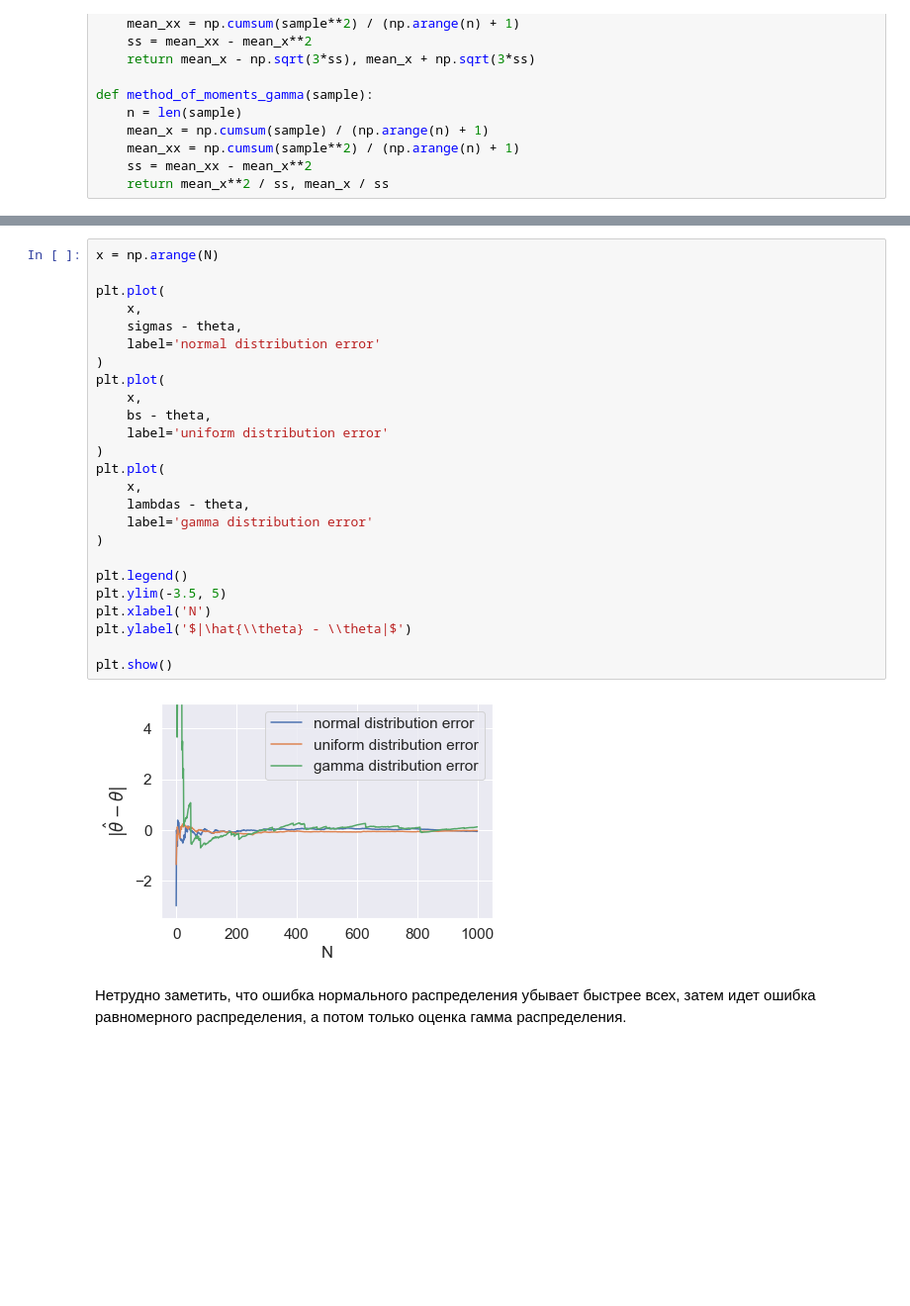
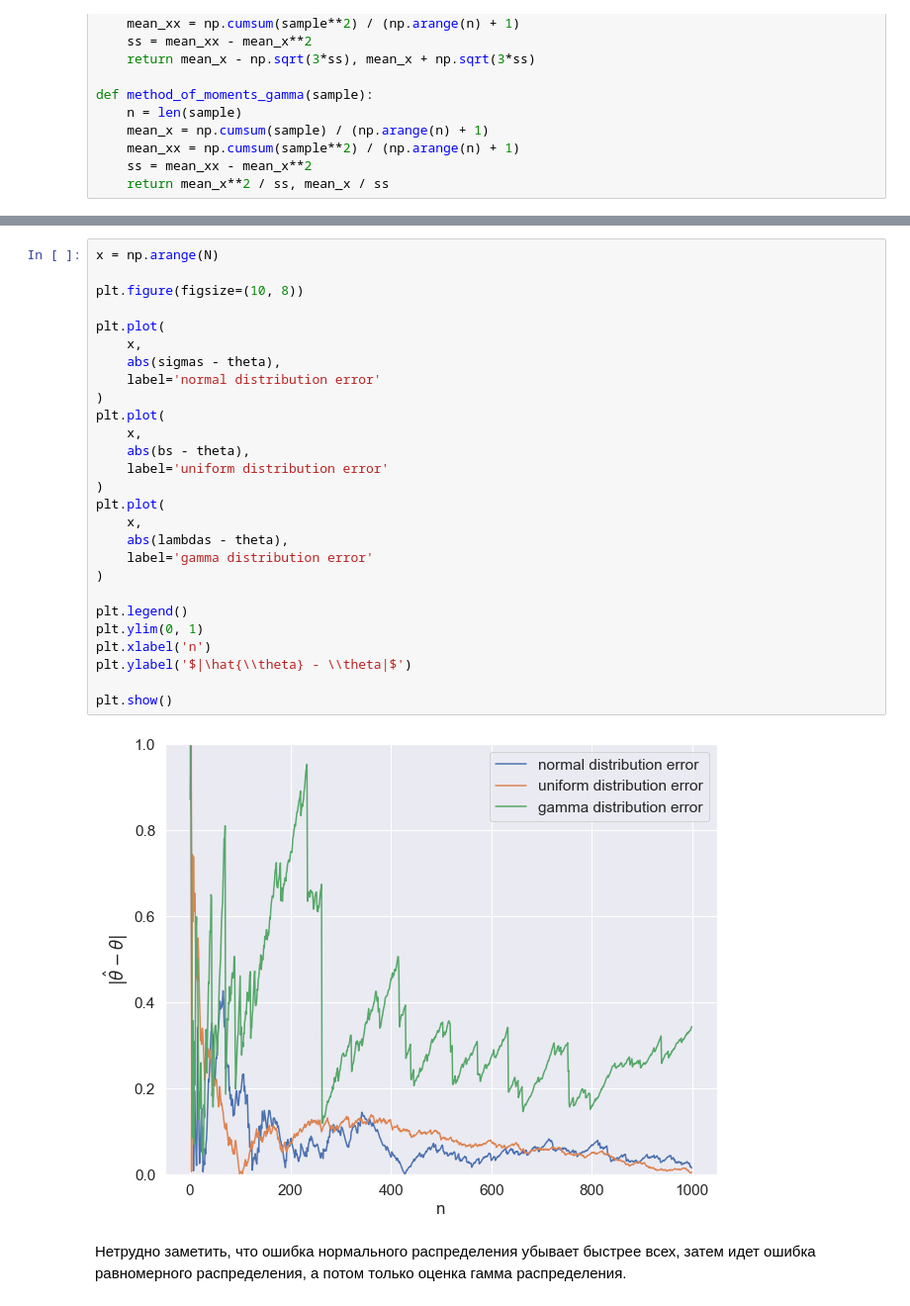
Before and after one commit to 15Andrew43/Statistics, a Jupyter notebook: assignment2.ipynb, the cells around one changed output, grey strips where cells are left out. Shown at 99% size. Drawn from its saved outputs; the diff is of its cells as text; blank space fills up the shorter version.

```diff
--- a/assignment2.ipynb
+++ b/assignment2.ipynb
@@ -345,30 +342,32 @@ print(lambdas[-1])
 # %%
 x = np.arange(N)
 
+plt.figure(figsize=(10, 8))
+
 plt.plot(
     x,
-    sigmas - theta,
+    abs(sigmas - theta),
     label='normal distribution error'
 )
 plt.plot(
     x,
-    bs - theta,
+    abs(bs - theta),
     label='uniform distribution error'
 )
 plt.plot(
     x,
-    lambdas - theta,
+    abs(lambdas - theta),
     label='gamma distribution error'
 )
 
 plt.legend()
-plt.ylim(-3.5, 5)
-plt.xlabel('N')
+plt.ylim(0, 1)
+plt.xlabel('n')
 plt.ylabel('$|\hat{\\theta} - \\theta|$')
 
 plt.show()
 # %% [output]
-[figure, old version]
+[figure, new version]
 # %% [markdown]
 Нетрудно заметить, что ошибка нормального распределения убывает быстрее всех, затем идет ошибка равномерного распределения, а потом только оценка гамма распределения.
 # %% [markdown]
```
Also changed, not shown: parts of 6 cells of this notebook.
